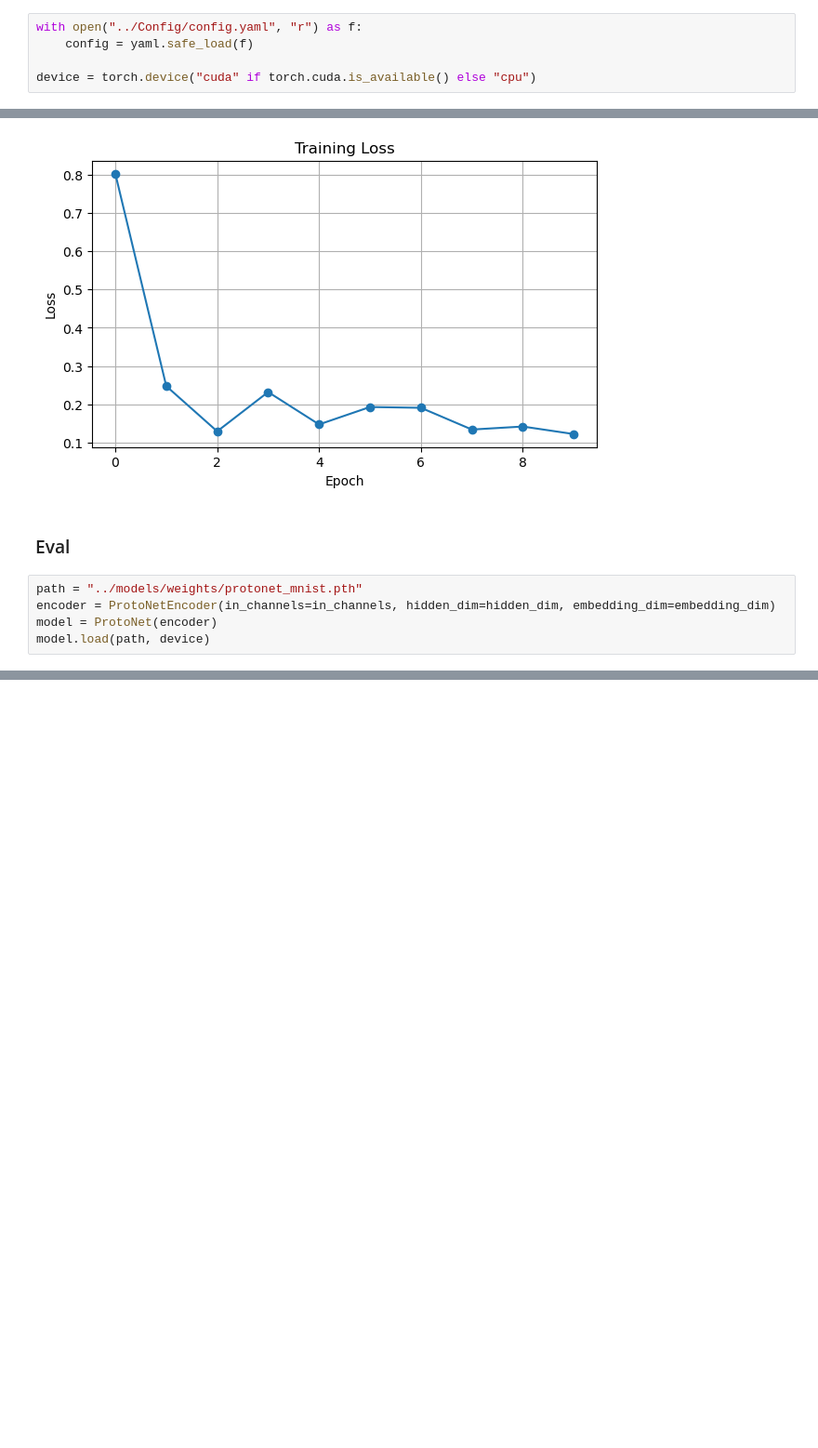
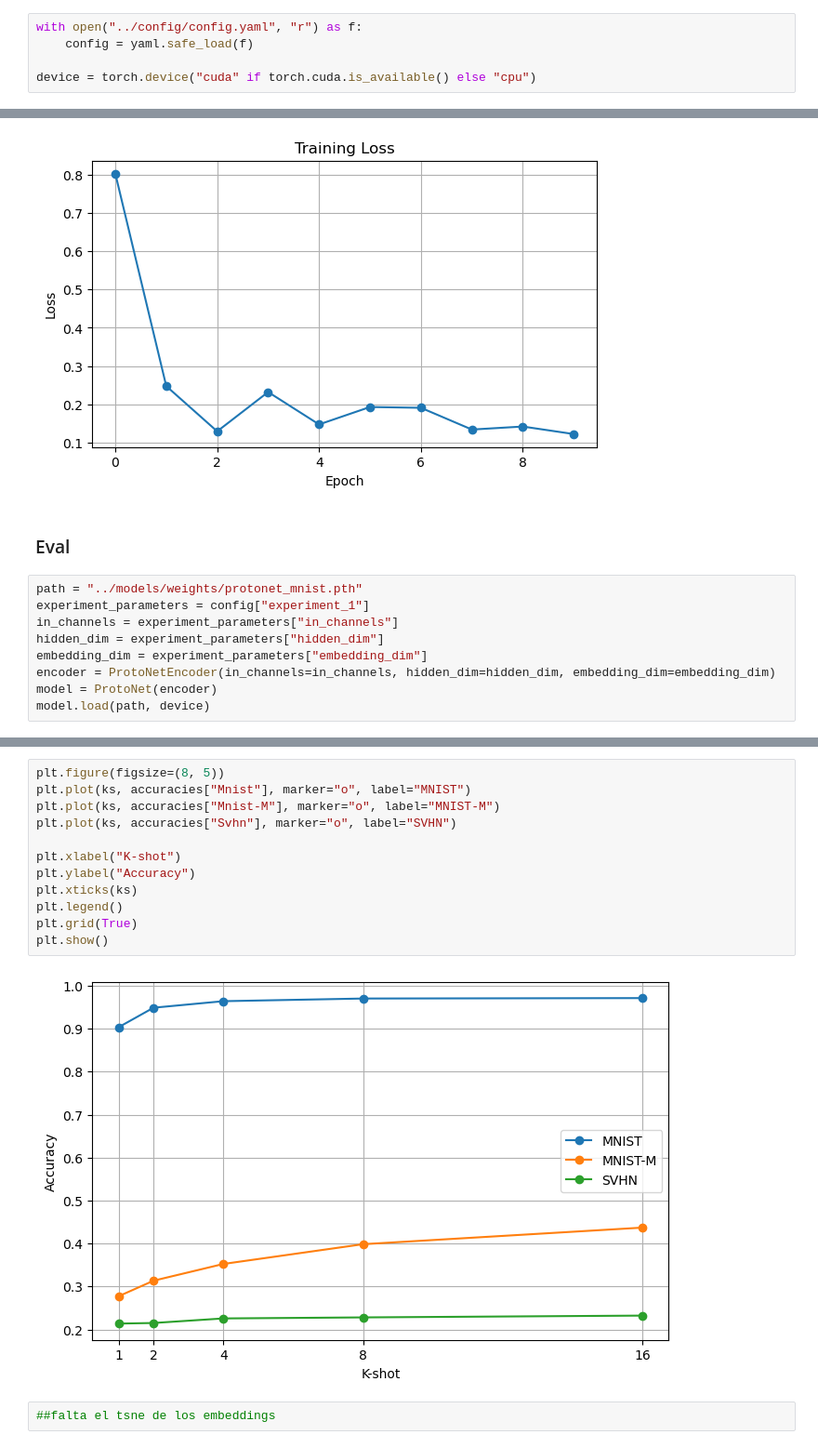
Before and after one commit to LucioLuque/Vision_Artificial_Avanzada-TP2-Meta_Learning_y_Domain_Adaptation, a Jupyter notebook: notebooks/parte1.ipynb, the cells around one changed output, grey strips where cells are left out. Shown at 93% size. Drawn from its saved outputs; the diff is of its cells as text; blank space fills up the shorter version.

Commit message:
esta eval, falta tsne de los embeddings

```diff
--- a/notebooks/parte1.ipynb
+++ b/notebooks/parte1.ipynb
@@ -19,5 +19,5 @@ from utils import deterministic, train_protonet, select_fixed_subset
 # %%
-with open("../Config/config.yaml", "r") as f:
+with open("../config/config.yaml", "r") as f:
     config = yaml.safe_load(f)
 
 device = torch.device("cuda" if torch.cuda.is_available() else "cpu")
@@ -116,6 +116,10 @@ plt.show()
 ### Eval
 # %%
 path = "../models/weights/protonet_mnist.pth"
+experiment_parameters = config["experiment_1"]
+in_channels = experiment_parameters["in_channels"]
+hidden_dim = experiment_parameters["hidden_dim"]
+embedding_dim = experiment_parameters["embedding_dim"]
 encoder = ProtoNetEncoder(in_channels=in_channels, hidden_dim=hidden_dim, embedding_dim=embedding_dim)
 model = ProtoNet(encoder)
 model.load(path, device)
@@ -166,0 +160,16 @@ for k in ks:
+# %%
+plt.figure(figsize=(8, 5))
+plt.plot(ks, accuracies["Mnist"], marker="o", label="MNIST")
+plt.plot(ks, accuracies["Mnist-M"], marker="o", label="MNIST-M")
+plt.plot(ks, accuracies["Svhn"], marker="o", label="SVHN")
+
+plt.xlabel("K-shot")
+plt.ylabel("Accuracy")
+plt.xticks(ks)
+plt.legend()
+plt.grid(True)
+plt.show()
+# %% [output]
+[figure, added]
+# %%
+##falta el tsne de los embeddings
```
Also changed, not shown: parts of 2 cells of this notebook, 2 other files.
